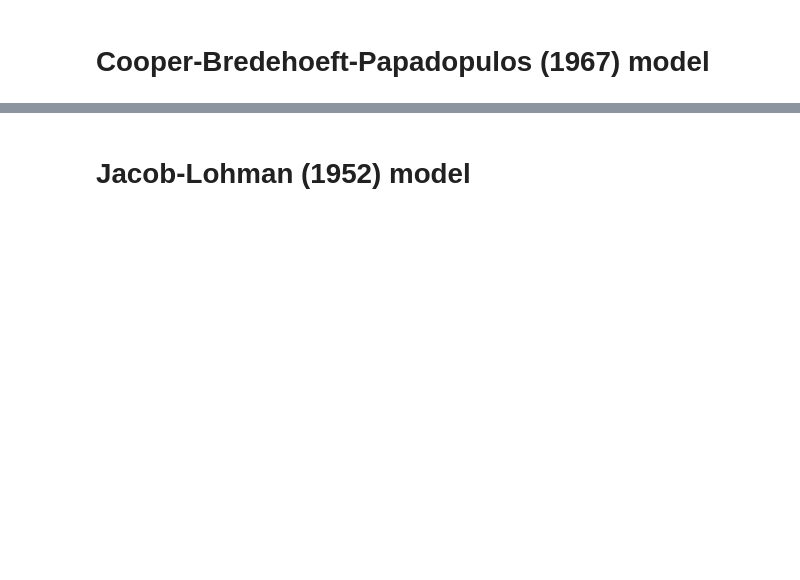
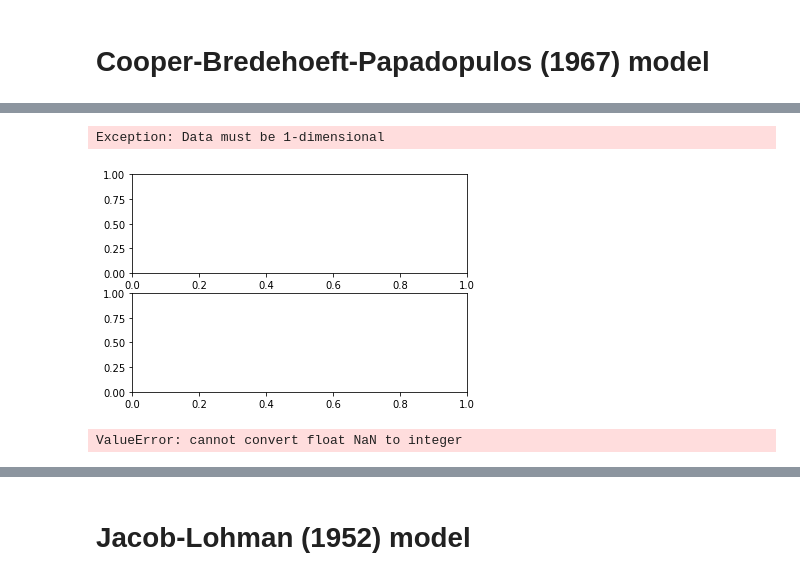
Before and after one commit to UniNE-CHYN/openhytest, a Jupyter notebook: notebooks/Test_prototype_model_fit_ND.ipynb, the cells around one changed output, grey strips where cells are left out. Cells and saved outputs as stored; diff of their text form; code cells hidden in the pictures; blank space fills up the shorter version.

```diff
--- a/notebooks/Test_prototype_model_fit_ND.ipynb
+++ b/notebooks/Test_prototype_model_fit_ND.ipynb
@@ -307,7 +433,12 @@ print("estimated parameter vector:",p)
 # %%
-coobredpapa.trial()
+coo.trial()
+# %% [output]
+Exception: Data must be 1-dimensional
+[figure, added]
 # %%
-coobredpapa.rpt()
+coo.rpt()
+# %% [output]
+ValueError: cannot convert float NaN to integer
 # %%
 coobredpapa= ht.CooperBredehoeftPapadopulos(Q=0.0050472, r=3.048, rw=0.6096, rc=0.6096, cD=50, df=df4)
 coobredpapa.guess_params()
```
Also changed, not shown: parts of 37 cells of this notebook, 13 other files.
